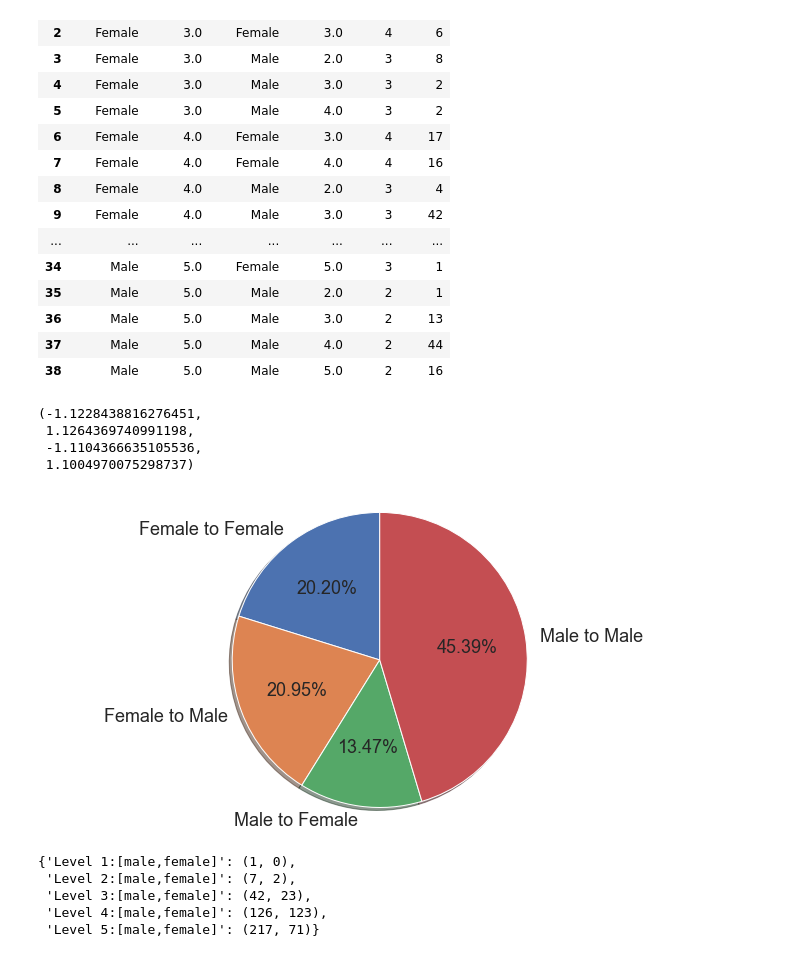
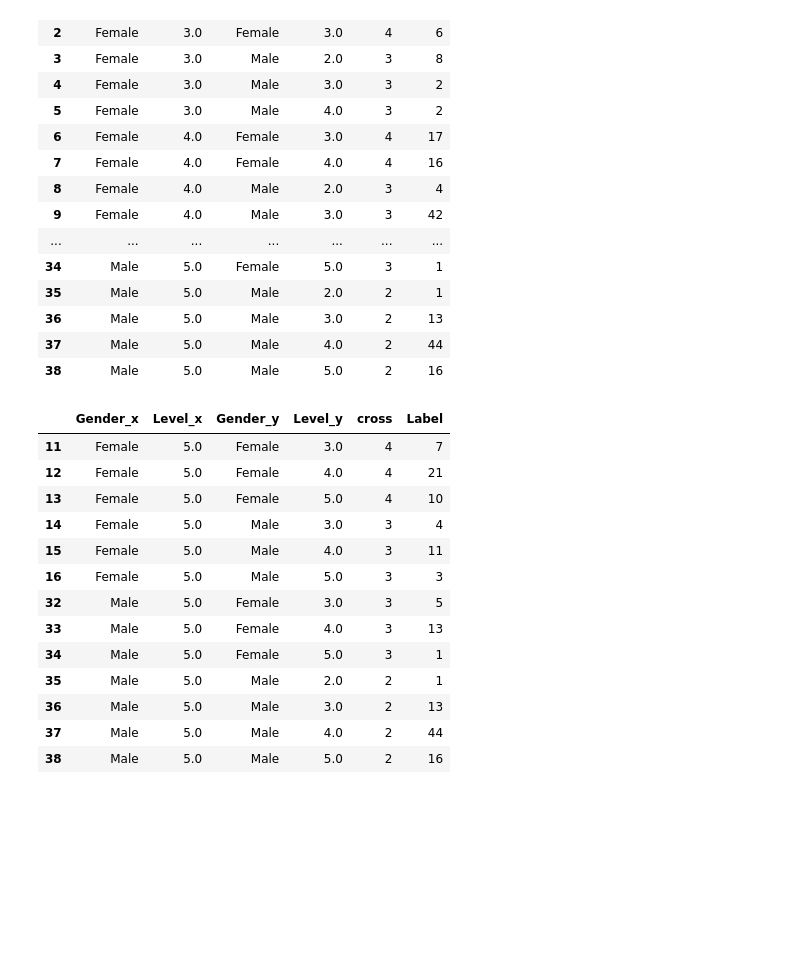
Before and after one commit to feelzoo/assortativity, a Jupyter notebook: Assortativity.ipynb, the cells around one changed output. Saved outputs shown, nothing was run; the diff lists cells and outputs as text; code cells hidden in the pictures; blank space fills up the shorter version.

```diff
--- a/Assortativity.ipynb
+++ b/Assortativity.ipynb
@@ -2412,24 +2394,25 @@ cross_gender_deep
 | 36 | Male | 5.0 | Male | 3.0 | 2 | 13 |
 | 37 | Male | 5.0 | Male | 4.0 | 2 | 44 |
 | 38 | Male | 5.0 | Male | 5.0 | 2 | 16 |
-# %%
-ax,fig = plt.subplots(figsize=[12,6])
-plt.pie(cross_gender2.Label,labels = cross_gender2.Desc,autopct='%.2f%%',startangle = 90, shadow = True,textprops={'fontsize': 18})
-plt.axis('equal')
-# %% [output]
-(-1.1228438816276451,
- 1.1264369740991198,
- -1.1104366635105536,
- 1.1004970075298737)
-[figure, removed]
-# %%
-n_by_level
-# %% [output]
-{'Level 1:[male,female]': (1, 0),
- 'Level 2:[male,female]': (7, 2),
- 'Level 3:[male,female]': (42, 23),
- 'Level 4:[male,female]': (126, 123),
- 'Level 5:[male,female]': (217, 71)}
+# %%
+cross_gender_deep_level5 = cross_gender_deep[cross_gender_deep['Level_x'] == 5]
+# %%
+cross_gender_deep_level5
+# %% [output]
+|  | Gender_x | Level_x | Gender_y | Level_y | cross | Label |
+| 11 | Female | 5.0 | Female | 3.0 | 4 | 7 |
+| 12 | Female | 5.0 | Female | 4.0 | 4 | 21 |
+| 13 | Female | 5.0 | Female | 5.0 | 4 | 10 |
+| 14 | Female | 5.0 | Male | 3.0 | 3 | 4 |
+| 15 | Female | 5.0 | Male | 4.0 | 3 | 11 |
+| 16 | Female | 5.0 | Male | 5.0 | 3 | 3 |
+| 32 | Male | 5.0 | Female | 3.0 | 3 | 5 |
+| 33 | Male | 5.0 | Female | 4.0 | 3 | 13 |
+| 34 | Male | 5.0 | Female | 5.0 | 3 | 1 |
+| 35 | Male | 5.0 | Male | 2.0 | 2 | 1 |
+| 36 | Male | 5.0 | Male | 3.0 | 2 | 13 |
+| 37 | Male | 5.0 | Male | 4.0 | 2 | 44 |
+| 38 | Male | 5.0 | Male | 5.0 | 2 | 16 |
 # %%
 career_levels=[]
 for i in range(1,6):
```
Also changed, not shown: parts of 38 cells of this notebook.
